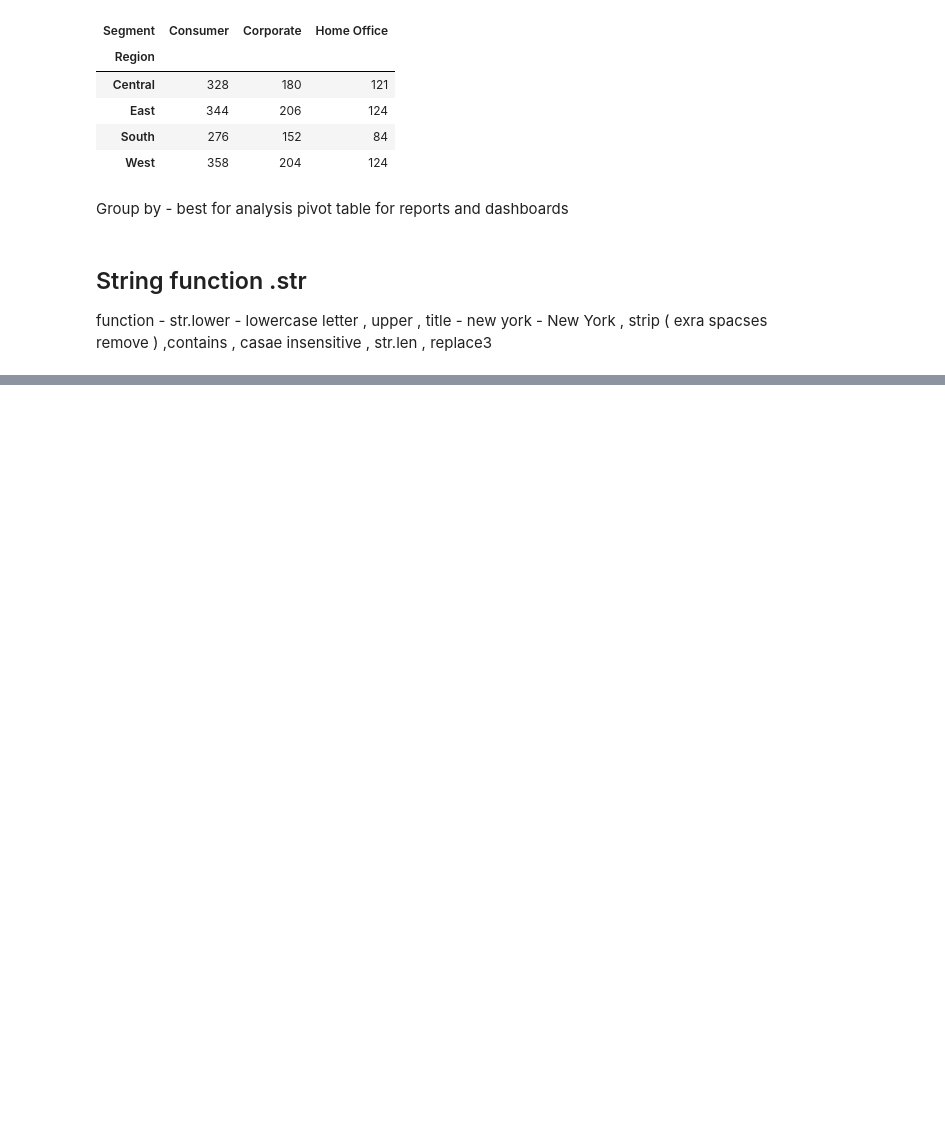
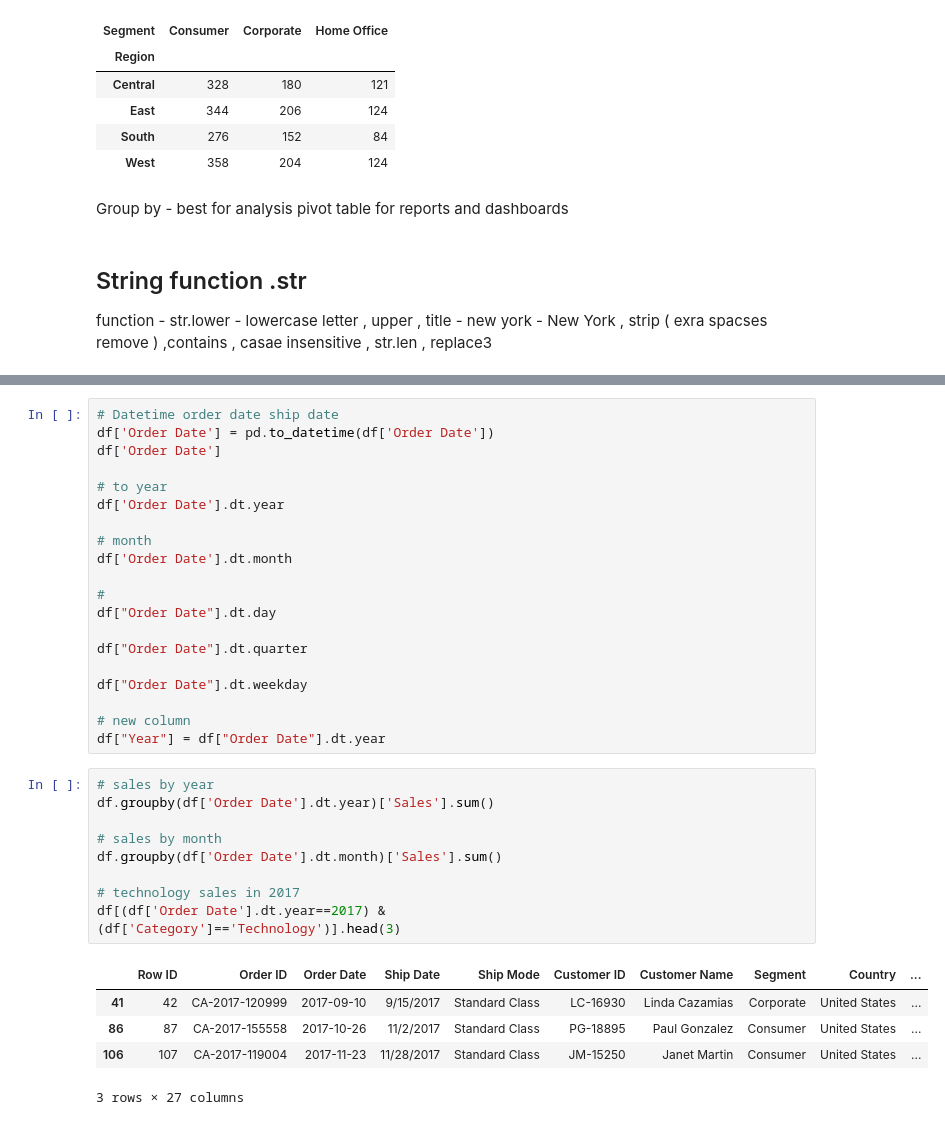
Before and after one commit to Deepanshu-8126/Pandas, a Jupyter notebook: PANDAS JULY 2026/pandas_july-02_part.ipynb, the cells around one changed output, grey strips where cells are left out. Drawn from its saved outputs; the diff is of its cells as text; blank space fills up the shorter version.

```diff
--- a/PANDAS JULY 2026/pandas_july-02_part.ipynb
+++ b/PANDAS JULY 2026/pandas_july-02_part.ipynb
@@ -185,0 +200,36 @@ Name: Product Name, Length: 9994, dtype: int64
+# %%
+# Datetime order date ship date
+df['Order Date'] = pd.to_datetime(df['Order Date'])
+df['Order Date']
+
+# to year
+df['Order Date'].dt.year
+
+# month
+df['Order Date'].dt.month
+
+#
+df["Order Date"].dt.day
+
+df["Order Date"].dt.quarter
+
+df["Order Date"].dt.weekday
+
+# new column
+df["Year"] = df["Order Date"].dt.year
+# %%
+# sales by year
+df.groupby(df['Order Date'].dt.year)['Sales'].sum()
+
+# sales by month
+df.groupby(df['Order Date'].dt.month)['Sales'].sum()
+
+# technology sales in 2017
+df[(df['Order Date'].dt.year==2017) &
+(df['Category']=='Technology')].head(3)
+# %% [output]
+|  | Row ID | Order ID | Order Date | Ship Date | Ship Mode | Customer ID | Customer Name | Segment | Country | ... |
+| 41 | 42 | CA-2017-120999 | 2017-09-10 | 9/15/2017 | Standard Class | LC-16930 | Linda Cazamias | Corporate | United States | ... |
+| 86 | 87 | CA-2017-155558 | 2017-10-26 | 11/2/2017 | Standard Class | PG-18895 | Paul Gonzalez | Consumer | United States | ... |
+| 106 | 107 | CA-2017-119004 | 2017-11-23 | 11/28/2017 | Standard Class | JM-15250 | Janet Martin | Consumer | United States | ... |
+3 rows × 27 columns
```
Also changed, not shown: parts of 2 cells of this notebook.
